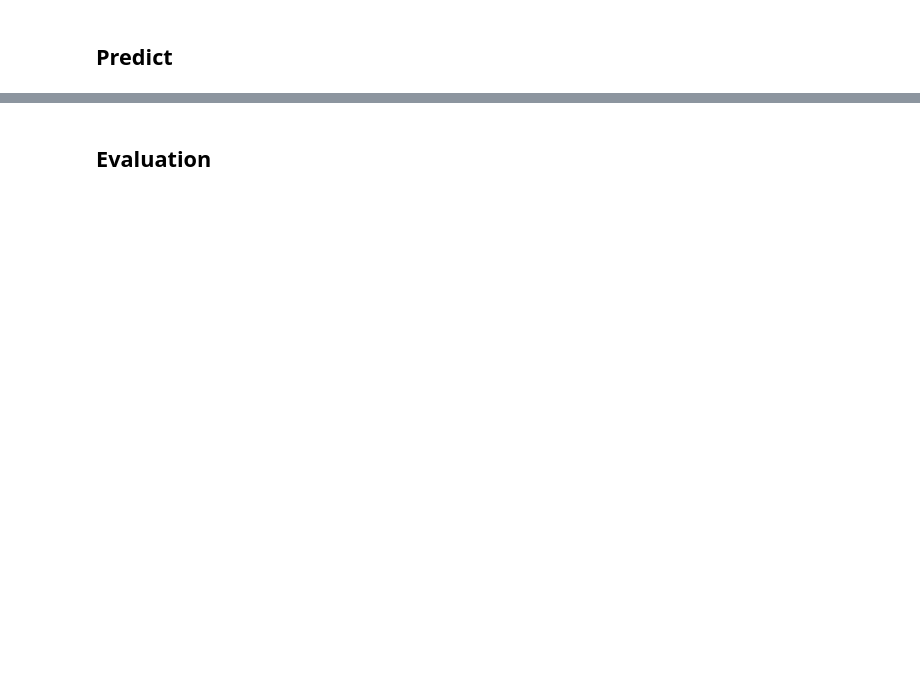
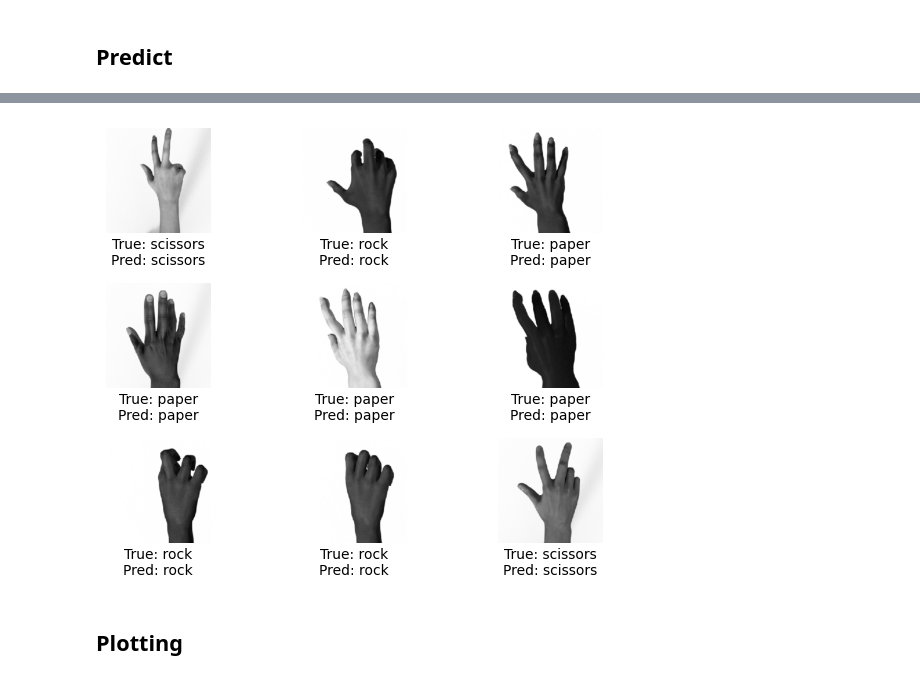
Before and after one commit to Mycticount-X/Deep-Learning-MC-S25, a Jupyter notebook: Quizzz Time/Quizzz-Trial-2.ipynb, the cells around one changed output, grey strips where cells are left out. Saved outputs shown, nothing was run; the diff lists cells and outputs as text; code cells hidden in the pictures; blank space fills up the shorter version.

```diff
--- a/Quizzz Time/Quizzz-Trial-2.ipynb
+++ b/Quizzz Time/Quizzz-Trial-2.ipynb
@@ -13,7 +13,7 @@ classes = os.listdir(DATASET_PATH)
 X, Y = [], []
 
 for idx, clx in enumerate(classes):
-    class_path = os.path.join(DATASET_PATH, classes)
+    class_path = os.path.join(DATASET_PATH, clx)
 
     for raw_path in os.listdir(class_path):
         img_path = os.path.join(class_path, raw_path)
@@ -57,5 +83,13 @@ model.summary()
 # %%
 model.compile(
     optimizer=keras.optimizers.Adam(learning_rate=0.0001),
+    loss="categorical_crossentropy",
+    metrics=["accuracy"]
+)
 
+history = model.fit(
+    X_train, Y_train,
+    batch_size=32,
+    epochs=10,
+    validation_data=(X_val, Y_val)
 )
@@ -62,2 +133,17 @@ model.compile(
 # %% [markdown]
 ## Predict
+# %%
+prediction = model.predict(X_test)
+pred = np.argmax(prediction, axis=1)
+true = np.argmax(Y_test, axis=1)
+
+for i in range(9):
+    plt.subplot(3, 3, i+1)
+    plt.imshow(X_test[i], cmap="gray")
+    plt.axis(False)
+    plt.text(0.5, -0.15, f"True: {classes[true[i]]}", ha="center", transform=plt.gca().transAxes)
+    plt.text(0.5, -0.3, f"Pred: {classes[pred[i]]}", ha="center", transform=plt.gca().transAxes)
+
+plt.tight_layout()
+plt.show()
+# %% [output]
@@ -64,2 +151,3 @@ model.compile(
+[figure, added]
 # %% [markdown]
-## Evaluation
+## Plotting
```
Also changed, not shown: parts of 7 cells of this notebook, 1 other file.
